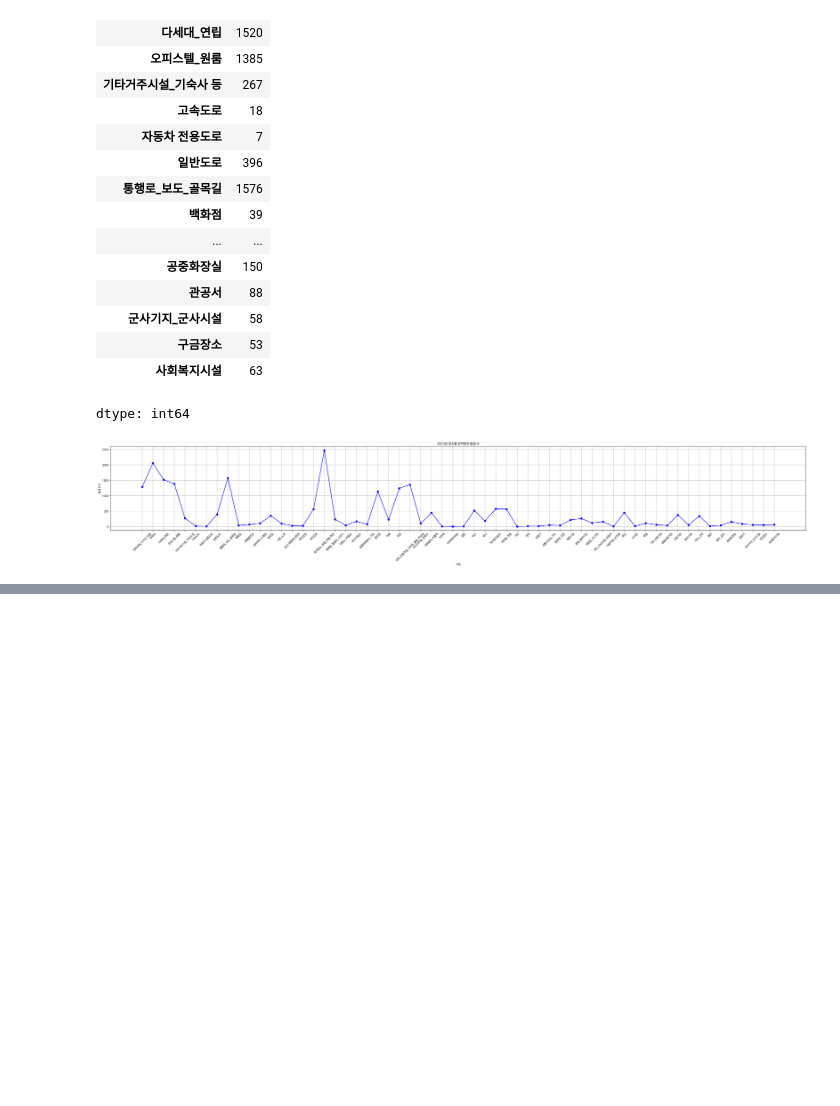
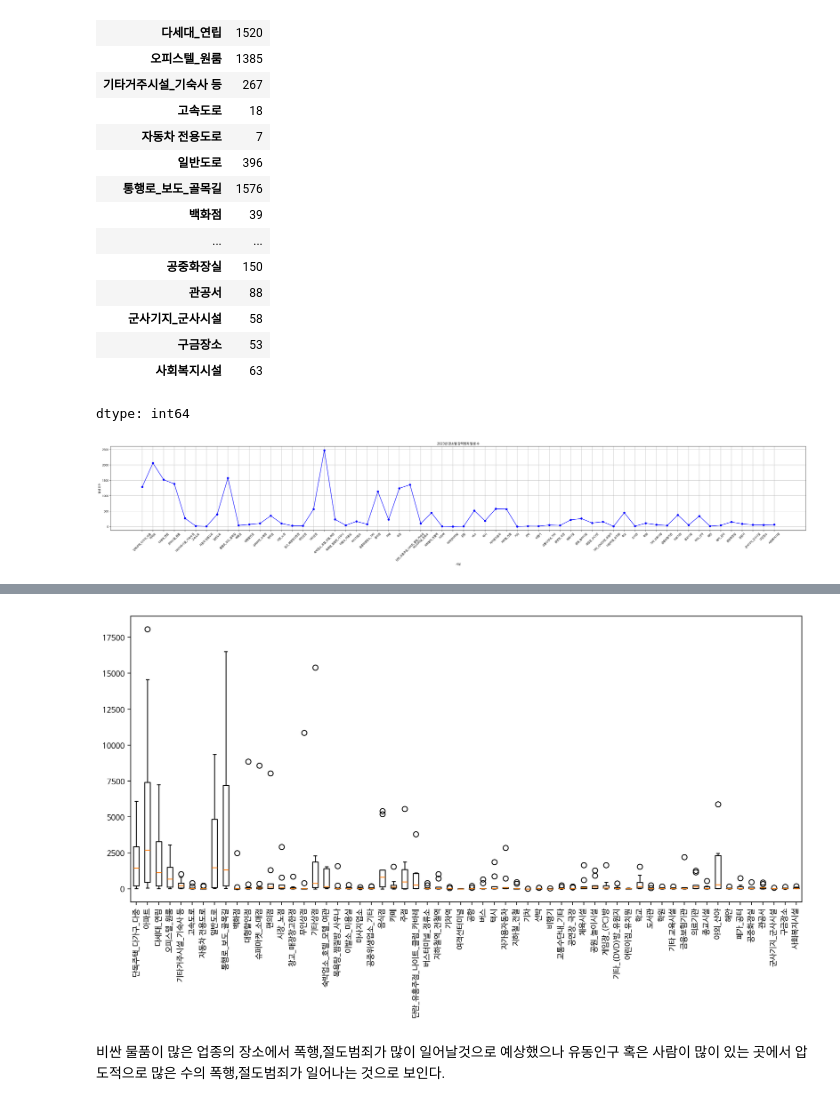
Before and after one commit to sjunc/2025-1-BigData-Team, a Jupyter notebook: analysis/박선우_범죄분석.ipynb, the cells around one changed output, grey strips where cells are left out. Drawn from its saved outputs; the diff is of its cells as text; code cells hidden in the pictures; blank space fills up the shorter version.

```diff
--- a/analysis/박선우_범죄분석.ipynb
+++ b/analysis/박선우_범죄분석.ipynb
@@ -167,0 +153,9 @@ plt.show()
+# %%
+file_path = '/content/2025-1-BigData-Team/CrimeData/범죄발생장소(2012~2023)/경찰청_범죄발생장소_2023.csv'
+df = pd.read_csv(file_path, encoding='cp949')
+df = df.drop(df.columns[0:2],axis=1)
+df = df.drop(df.index[:8])
+df = df.drop(df.index[-21:])
+df = df.drop(df.columns[-2:],axis=1)
+df
+total = df.sum()
@@ -167,0 +183,12 @@ plt.show()
+# %%
+plt.figure(figsize=(14, 6))
+plt.boxplot(df,labels=total.index)
+plt.xticks(rotation=90)
+plt.show()
+# %% [output]
+[figure, added]
+# %% [markdown]
+비싼 물품이 많은 업종의 장소에서
+폭행,절도범죄가 많이 일어날것으로 예상했으나
+유동인구 혹은 사람이 많이 있는 곳에서 압도적으로 많은 수의
+폭행,절도범죄가 일어나는 것으로 보인다.
```
Also changed, not shown: parts of 5 cells of this notebook.
